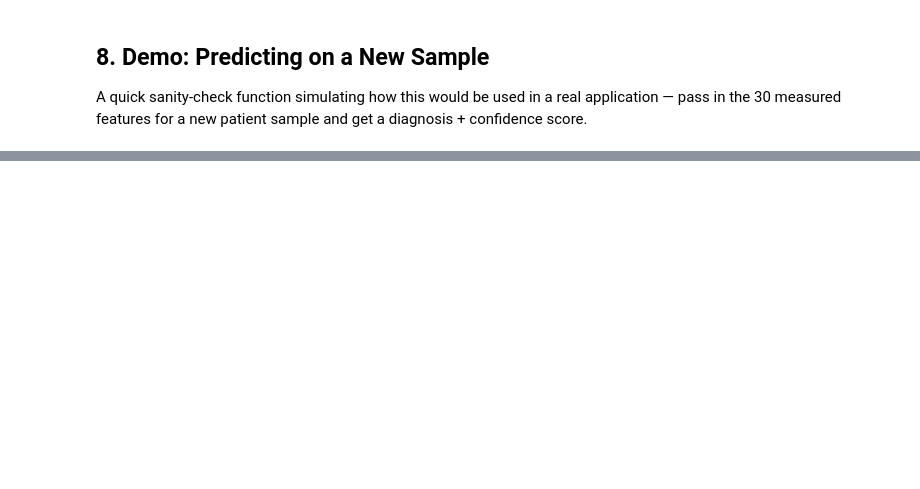
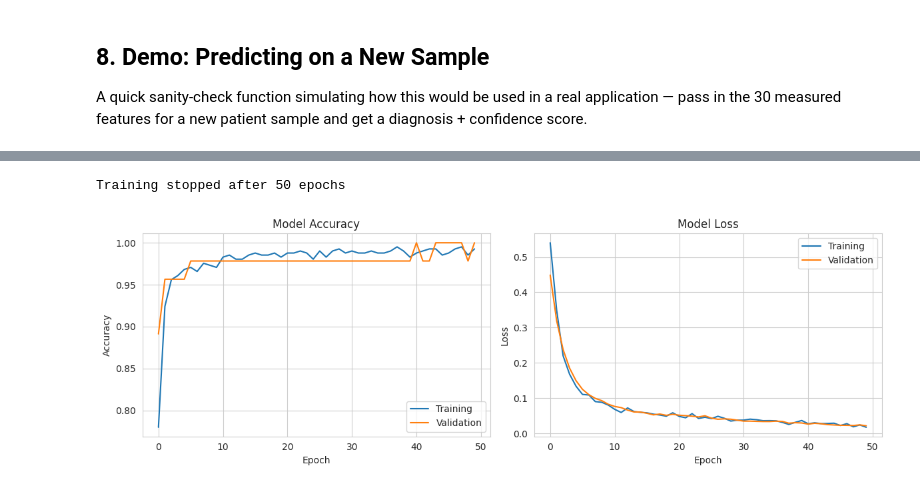
Before and after one commit to palakvijaywar83-hub/breast-cancer-detection, a Jupyter notebook: Breast_Cancer_Detection_InternPe.ipynb, the cells around one changed output, grey strips where cells are left out. Cells and saved outputs as stored; diff of their text form; code cells hidden in the pictures; blank space fills up the shorter version.

Commit message:
Add Neural Network Comparision

```diff
--- a/Breast_Cancer_Detection_InternPe.ipynb
+++ b/Breast_Cancer_Detection_InternPe.ipynb
@@ -52,8 +53,12 @@ We use the **Wisconsin Diagnostic Breast Cancer dataset**, built into scikit-lea
 # %%
-# Load dataset
-data = load_breast_cancer()
-df = pd.DataFrame(data.data, columns=data.feature_names)
-df['diagnosis'] = data.target  # 0 = malignant, 1 = benign
+# Load dataset — official CSV provided by InternPe
+df = pd.read_csv('breast_cancer_data.csv')
+
+# Drop non-predictive / empty columns
+df = df.drop(columns=[c for c in ['id', 'Unnamed: 32'] if c in df.columns])
+
+# Encode diagnosis: Malignant -> 0, Benign -> 1 (kept consistent with standard WDBC convention)
+df['diagnosis'] = df['diagnosis'].map({'M': 0, 'B': 1})
 
 print("Shape:", df.shape)
 print("\nClass distribution:")
@@ -232,0 +342,36 @@ print(f"Predicted label: {pred_label}  (confidence: {confidence}%)")
+# %%
+# Train the network
+history = nn_model.fit(
+    X_train_scaled, y_train,
+    validation_split=0.1,
+    epochs=50,
+    batch_size=16,
+    callbacks=[keras.callbacks.EarlyStopping(patience=8, restore_best_weights=True)],
+    verbose=0
+)
+
+print(f"Training stopped after {len(history.history['loss'])} epochs")
+# %% [output]
+Training stopped after 50 epochs
+# %%
+# Visualise training curves
+fig, axes = plt.subplots(1, 2, figsize=(12, 4))
+
+axes[0].plot(history.history['accuracy'], label='Training')
+axes[0].plot(history.history['val_accuracy'], label='Validation')
+axes[0].set_title('Model Accuracy')
+axes[0].set_xlabel('Epoch')
+axes[0].set_ylabel('Accuracy')
+axes[0].legend()
+
+axes[1].plot(history.history['loss'], label='Training')
+axes[1].plot(history.history['val_loss'], label='Validation')
+axes[1].set_title('Model Loss')
+axes[1].set_xlabel('Epoch')
+axes[1].set_ylabel('Loss')
+axes[1].legend()
+
+plt.tight_layout()
+plt.show()
+# %% [output]
+[figure, added]
```
Also changed, not shown: parts of 22 cells of this notebook.
